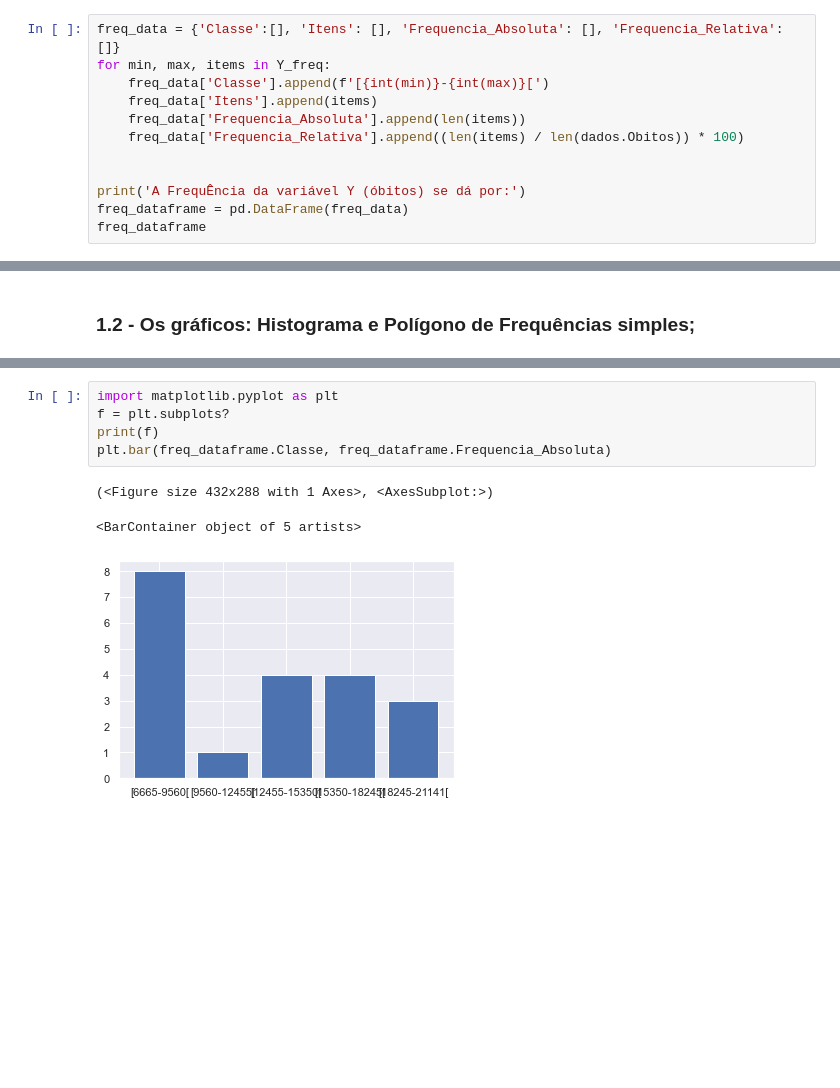
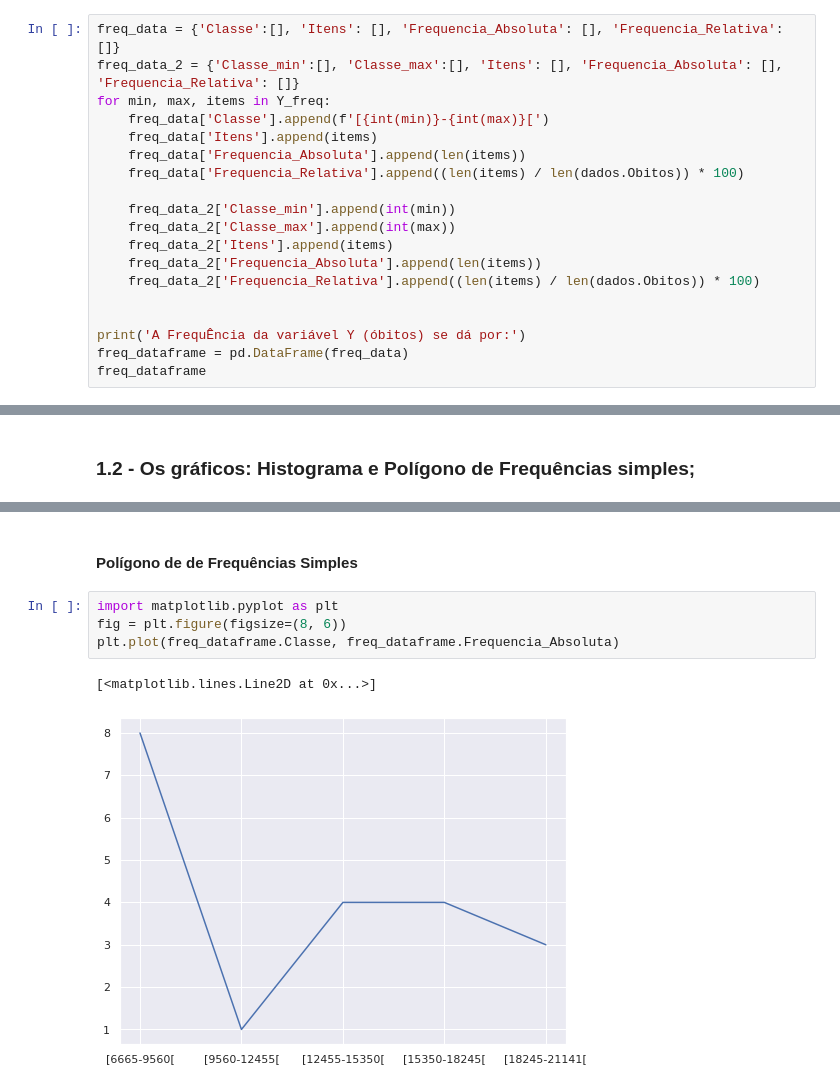
Before and after one commit to Beloin/N2-e-Presen-a-em-aula-24_Probest, a Jupyter notebook: T3.2. Atividade 2 .ipynb, the cells around one changed output, grey strips where cells are left out. Drawn from its saved outputs; the diff is of its cells as text; blank space fills up the shorter version.

```diff
--- a/T3.2. Atividade 2 .ipynb
+++ b/T3.2. Atividade 2 .ipynb
@@ -45,12 +45,19 @@ for min, max in classes:
     Y_freq.append((min, max, item_classe.values))
 # %%
 freq_data = {'Classe':[], 'Itens': [], 'Frequencia_Absoluta': [], 'Frequencia_Relativa': []}
+freq_data_2 = {'Classe_min':[], 'Classe_max':[], 'Itens': [], 'Frequencia_Absoluta': [], 'Frequencia_Relativa': []}
 for min, max, items in Y_freq:
     freq_data['Classe'].append(f'[{int(min)}-{int(max)}[')
     freq_data['Itens'].append(items)
     freq_data['Frequencia_Absoluta'].append(len(items))
     freq_data['Frequencia_Relativa'].append((len(items) / len(dados.Obitos)) * 100)
 
+    freq_data_2['Classe_min'].append(int(min))
+    freq_data_2['Classe_max'].append(int(max))
+    freq_data_2['Itens'].append(items)
+    freq_data_2['Frequencia_Absoluta'].append(len(items))
+    freq_data_2['Frequencia_Relativa'].append((len(items) / len(dados.Obitos)) * 100)
+
 
 print('A FrequÊncia da variável Y (óbitos) se dá por:')
 freq_dataframe = pd.DataFrame(freq_data)
@@ -78,9 +81,9 @@ plt.plot(freq_dataframe.Classe, freq_dataframe.Frequencia_Absoluta)
+# %% [markdown]
+#### Polígono de de Frequências Simples
 # %%
 import matplotlib.pyplot as plt
-f = plt.subplots?
-print(f)
-plt.bar(freq_dataframe.Classe, freq_dataframe.Frequencia_Absoluta)
+fig = plt.figure(figsize=(8, 6))
+plt.plot(freq_dataframe.Classe, freq_dataframe.Frequencia_Absoluta)
 # %% [output]
-(<Figure size 432x288 with 1 Axes>, <AxesSubplot:>)
+[<matplotlib.lines.Line2D at 0x...>]
-<BarContainer object of 5 artists>
-[figure, old version]
+[figure, new version]
```
Also changed, not shown: parts of 8 cells of this notebook.
